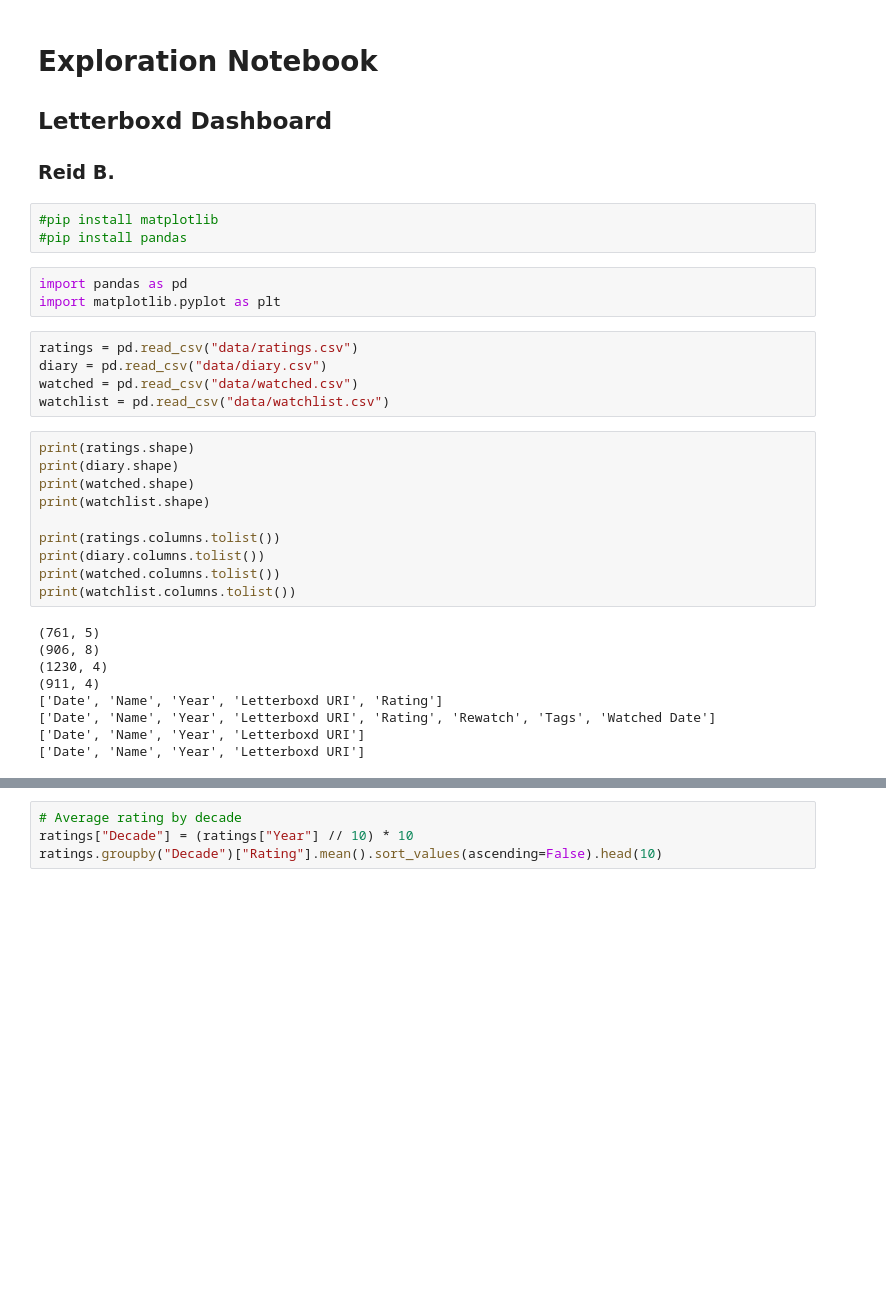
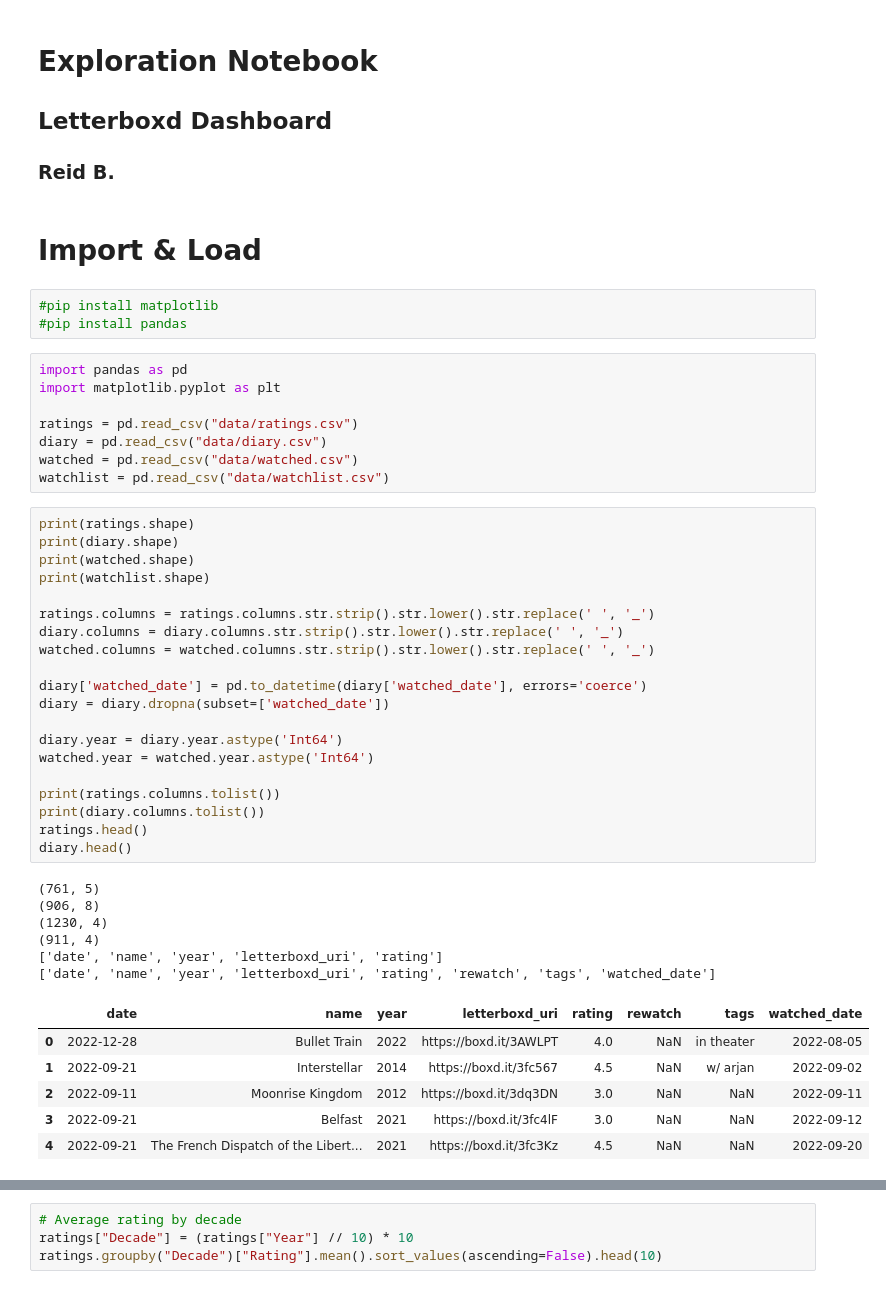
Before and after one commit to reidbaum/letterboxd-dashboard, a Jupyter notebook: exploration.ipynb, the cells around one changed output, grey strips where cells are left out. Saved outputs shown, nothing was run; the diff lists cells and outputs as text; blank space fills up the shorter version.

```diff
--- a/exploration.ipynb
+++ b/exploration.ipynb
@@ -2,33 +2,49 @@
 # Exploration Notebook
 ## Letterboxd Dashboard
 ### Reid B.
+# %% [markdown]
+# Import & Load
 # %%
 #pip install matplotlib
 #pip install pandas
 # %%
 import pandas as pd
 import matplotlib.pyplot as plt
+
+ratings = pd.read_csv("data/ratings.csv")
+diary = pd.read_csv("data/diary.csv")
+watched = pd.read_csv("data/watched.csv")
+watchlist = pd.read_csv("data/watchlist.csv")
-# %%
-ratings = pd.read_csv("data/ratings.csv")
-diary = pd.read_csv("data/diary.csv")
-watched = pd.read_csv("data/watched.csv")
-watchlist = pd.read_csv("data/watchlist.csv")
-# %%
-print(ratings.shape)
-print(diary.shape)
-print(watched.shape)
-print(watchlist.shape)
-
-print(ratings.columns.tolist())
-print(diary.columns.tolist())
-print(watched.columns.tolist())
-print(watchlist.columns.tolist())
-# %% [output]
-(761, 5)
-(906, 8)
-(1230, 4)
-(911, 4)
-['Date', 'Name', 'Year', 'Letterboxd URI', 'Rating']
-['Date', 'Name', 'Year', 'Letterboxd URI', 'Rating', 'Rewatch', 'Tags', 'Watched Date']
-['Date', 'Name', 'Year', 'Letterboxd URI']
-['Date', 'Name', 'Year', 'Letterboxd URI']
+# %%
+print(ratings.shape)
+print(diary.shape)
+print(watched.shape)
+print(watchlist.shape)
+
+ratings.columns = ratings.columns.str.strip().str.lower().str.replace(' ', '_')
+diary.columns = diary.columns.str.strip().str.lower().str.replace(' ', '_')
+watched.columns = watched.columns.str.strip().str.lower().str.replace(' ', '_')
+
+diary['watched_date'] = pd.to_datetime(diary['watched_date'], errors='coerce')
+diary = diary.dropna(subset=['watched_date'])
+
+diary.year = diary.year.astype('Int64')
+watched.year = watched.year.astype('Int64')
+
+print(ratings.columns.tolist())
+print(diary.columns.tolist())
+ratings.head()
+diary.head()
+# %% [output]
+(761, 5)
+(906, 8)
+(1230, 4)
+(911, 4)
+['date', 'name', 'year', 'letterboxd_uri', 'rating']
+['date', 'name', 'year', 'letterboxd_uri', 'rating', 'rewatch', 'tags', 'watched_date']
+|  | date | name | year | letterboxd_uri | rating | rewatch | tags | watched_date |
+| 0 | 2022-12-28 | Bullet Train | 2022 | https://boxd.it/3AWLPT | 4.0 | NaN | in theater | 2022-08-05 |
+| 1 | 2022-09-21 | Interstellar | 2014 | https://boxd.it/3fc567 | 4.5 | NaN | w/ arjan | 2022-09-02 |
+| 2 | 2022-09-11 | Moonrise Kingdom | 2012 | https://boxd.it/3dq3DN | 3.0 | NaN | NaN | 2022-09-11 |
+| 3 | 2022-09-21 | Belfast | 2021 | https://boxd.it/3fc4lF | 3.0 | NaN | NaN | 2022-09-12 |
+| 4 | 2022-09-21 | The French Dispatch of the Libert... | 2021 | https://boxd.it/3fc3Kz | 4.5 | NaN | NaN | 2022-09-20 |
```
Also changed, not shown: parts of 22 cells of this notebook, 1 other file.
